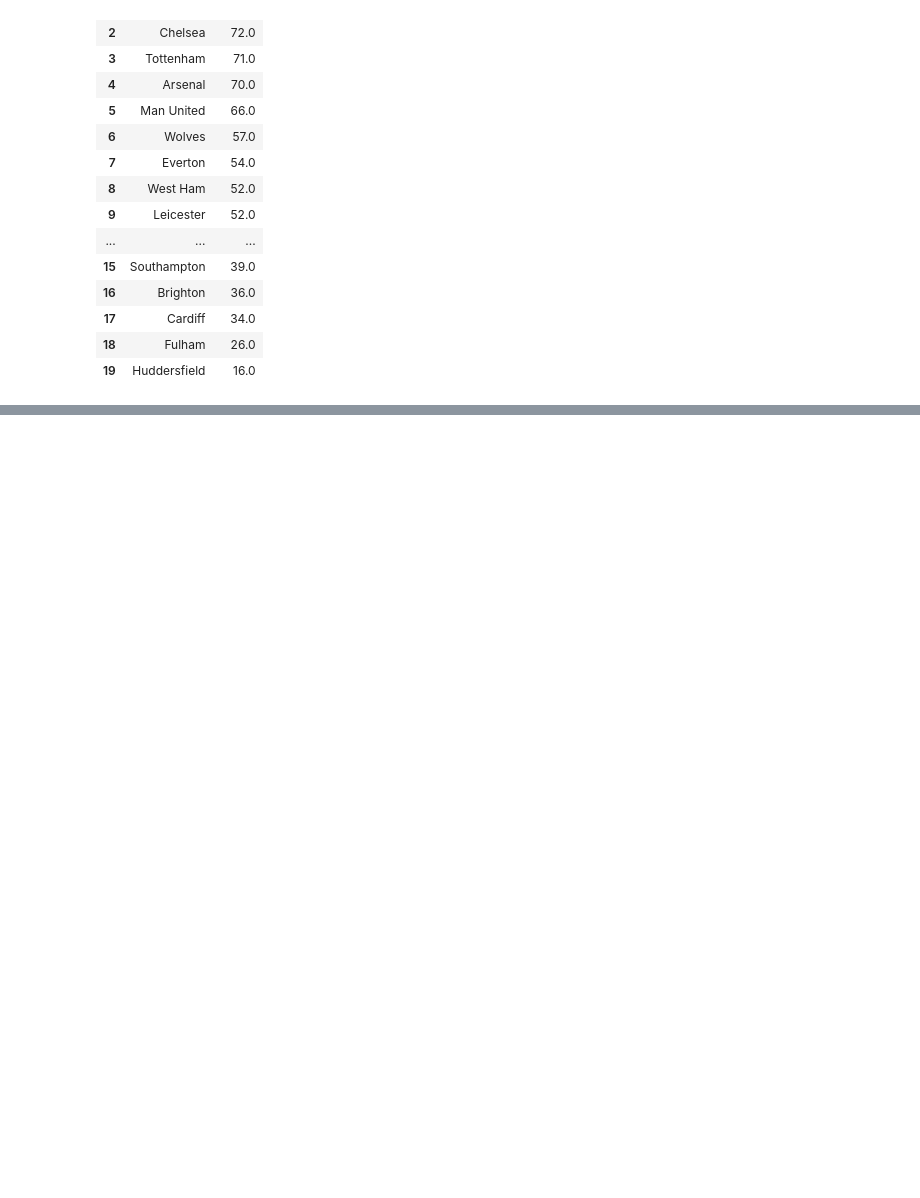
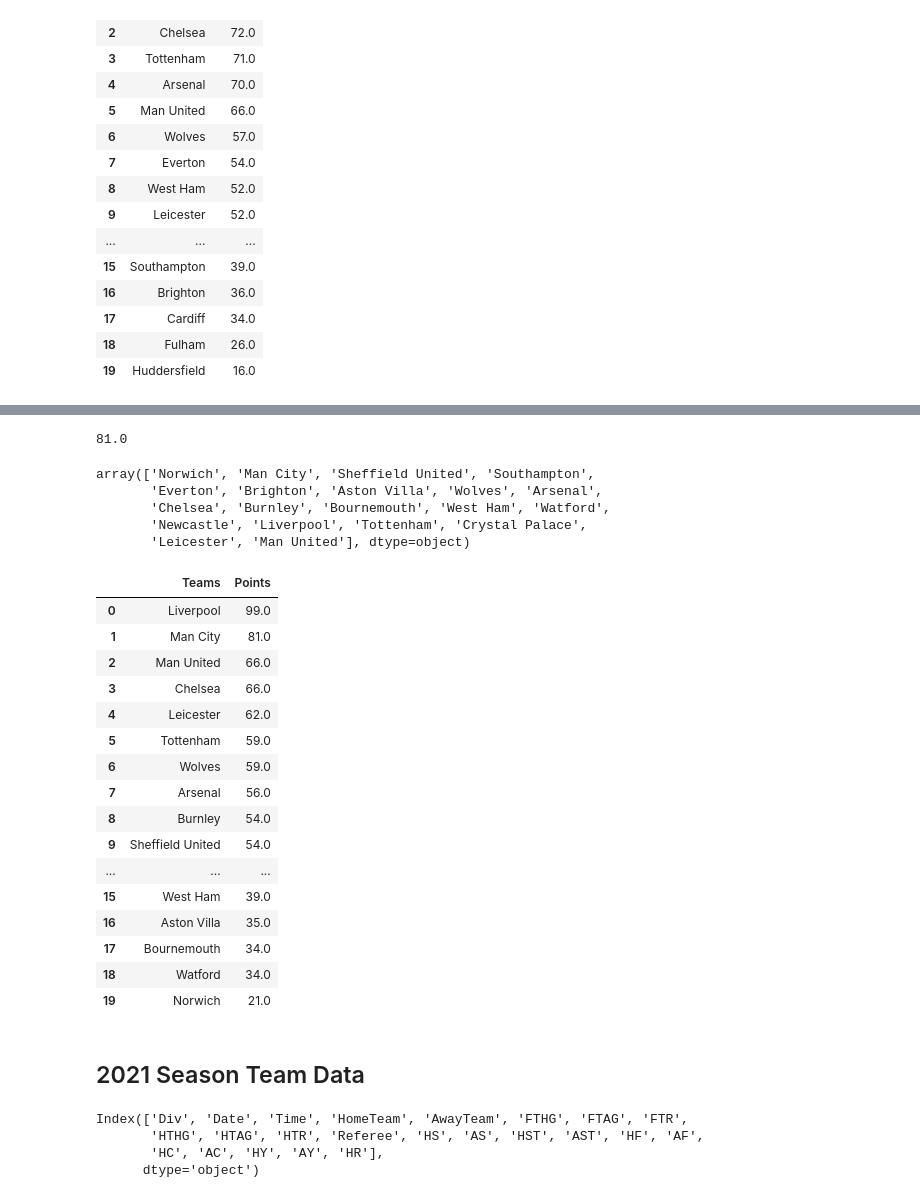
Before and after one commit to EstherOgutu/Premier-League-Prediction-Group-3-, a Jupyter notebook: Premier_League_Prediction.ipynb, the cells around one changed output, grey strips where cells are left out. Cells and saved outputs as stored; diff of their text form; code cells hidden in the pictures; blank space fills up the shorter version.

```diff
--- a/Premier_League_Prediction.ipynb
+++ b/Premier_League_Prediction.ipynb
@@ -1465,0 +1502,25 @@ df_epltable19.head(20)
+# %%
+man_city_points20 = df_ManCity20['Points'].sum()
+man_city_points20
+# %% [output]
+81.0
+# %%
+df_arsenal20 = season20.loc[(season20['HomeTeam'] == 'Arsenal') | (season20['AwayTeam'] == 'Arsenal')]
+df_aston20 = season20.loc[(season20 ['HomeTeam'] == 'Aston Villa') | (season20['AwayTeam'] == 'Aston Villa')]
+df_bourn20 = season20.loc[(season20['HomeTeam'] == 'Bournemouth') | (season20['AwayTeam'] == 'Bournemouth')]
+df_brighton20 = season20.loc[(season20['HomeTeam'] == 'Brighton') | (season20['AwayTeam' ] == 'Brighton')]
+df_burnley20 = season20.loc[(season20['HomeTeam' ] == 'Burnley') | (season20['AwayTeam'] == 'Burnley')]
+df_chelsea20 = season20.loc[(season20['HomeTeam'] == 'Chelsea') | (season20['AwayTeam'] == 'Chelsea')]
+df_cp20 = season20.loc[(season20['HomeTeam'] == 'Crystal Palace') | (season20['AwayTeam'] == 'Crystal Palace')]
+df_everton20 = season20.loc [(season20 ['HomeTeam'] == 'Everton') | (season20['AwayTeam'] == 'Everton')]
+df_leicester20 = season20.loc[(season20['HomeTeam'] == 'Leicester') | (season20['AwayTeam'] == 'Leicester')]
+df_liverpool20 = season20.loc[(season20['HomeTeam'] == 'Liverpool') | (season20['AwayTeam'] == 'Liverpool')]
+df_manu20 = season20.loc[(season20['HomeTeam'] == 'Man United') | (season20['AwayTeam'] == 'Man United')]
+df_newcastle20 = season20.loc[(season20['HomeTeam' ] == 'Newcastle') | (season20['AwayTeam'] == 'Newcastle')]
+df_norwich20 = season20.loc[(season20['HomeTeam'] == 'Norwich') | (season20['AwayTeam']== 'Norwich')]
+df_sheffield20 = season20.loc [(season20['HomeTeam'] == 'Sheffield United') | (season20['AwayTeam'] == 'Sheffield United')]
+df_soton20 = season20.loc[(season20['HomeTeam'] == 'Southampton') | (season20['AwayTeam'] == 'Southampton')]
+df_tottenham20 = season20.loc[(season20 [ 'HomeTeam'] == 'Tottenham') | (season20['AwayTeam'] == 'Tottenham')]
+df_watford20 = season20.loc[(season20['HomeTeam'] == 'Watford') | (season20['AwayTeam'] == 'Watford')]
+df_wh20 = season20.loc [(season20['HomeTeam'] == 'West Ham') | (season20['AwayTeam'] == 'West Ham')]
+df_wolves20 = season20.loc [(season20 ['HomeTeam'] == 'Wolves') | (season20['AwayTeam'] == 'Wolves')]
@@ -1465,0 +1799,55 @@ df_epltable19.head(20)
+# %%
+season20['AwayTeam'].unique()
+# %% [output]
+array(['Norwich', 'Man City', 'Sheffield United', 'Southampton',
+       'Everton', 'Brighton', 'Aston Villa', 'Wolves', 'Arsenal',
+       'Chelsea', 'Burnley', 'Bournemouth', 'West Ham', 'Watford',
+       'Newcastle', 'Liverpool', 'Tottenham', 'Crystal Palace',
+       'Leicester', 'Man United'], dtype=object)
+# %%
+d20 = {'Teams': ['Norwich', 'Man City', 'Sheffield United', 'Southampton',
+       'Everton', 'Brighton', 'Aston Villa', 'Wolves', 'Arsenal',
+       'Chelsea', 'Burnley', 'Bournemouth', 'West Ham', 'Watford',
+       'Newcastle', 'Liverpool', 'Tottenham', 'Crystal Palace',
+       'Leicester', 'Man United'],
+
+       'Points':[norwichpoints20, man_city_points20, sheff20, sotonpoints20, evertonpoints20,
+                 brightonpoints20, astonpoints20, wolvespoints20, arsenalpoints20,
+                 chelseapoints20, burnleypoints20, bournpoints20, whpoints20, watfordpoints20, newcastlepoints20,
+                 liverpoolpoints20, tottenhampoints20, cppoints20, leicesterpoints20, manupoints20]}
+
+
+df_epltable20 = pd.DataFrame(data=d20)
+df_epltable20 = df_epltable20.sort_values(by=['Points'], ascending=False)
+df_epltable20 = df_epltable20.reset_index(drop=True)
+df_epltable20.head(20)
+# %% [output]
+|  | Teams | Points |
+| 0 | Liverpool | 99.0 |
+| 1 | Man City | 81.0 |
+| 2 | Man United | 66.0 |
+| 3 | Chelsea | 66.0 |
+| 4 | Leicester | 62.0 |
+| 5 | Tottenham | 59.0 |
+| 6 | Wolves | 59.0 |
+| 7 | Arsenal | 56.0 |
+| 8 | Burnley | 54.0 |
+| 9 | Sheffield United | 54.0 |
+| ... | ... | ... |
+| 15 | West Ham | 39.0 |
+| 16 | Aston Villa | 35.0 |
+| 17 | Bournemouth | 34.0 |
+| 18 | Watford | 34.0 |
+| 19 | Norwich | 21.0 |
+# %% [markdown]
+## 2021 Season Team Data
+# %%
+# 2020 - 2021 Teams that lead the premier league by points analysis
+#
+# let's view the columns
+season21.columns
+# %% [output]
+Index(['Div', 'Date', 'Time', 'HomeTeam', 'AwayTeam', 'FTHG', 'FTAG', 'FTR',
+       'HTHG', 'HTAG', 'HTR', 'Referee', 'HS', 'AS', 'HST', 'AST', 'HF', 'AF',
+       'HC', 'AC', 'HY', 'AY', 'HR'],
+      dtype='object')
```
Also changed, not shown: parts of 23 cells of this notebook.
